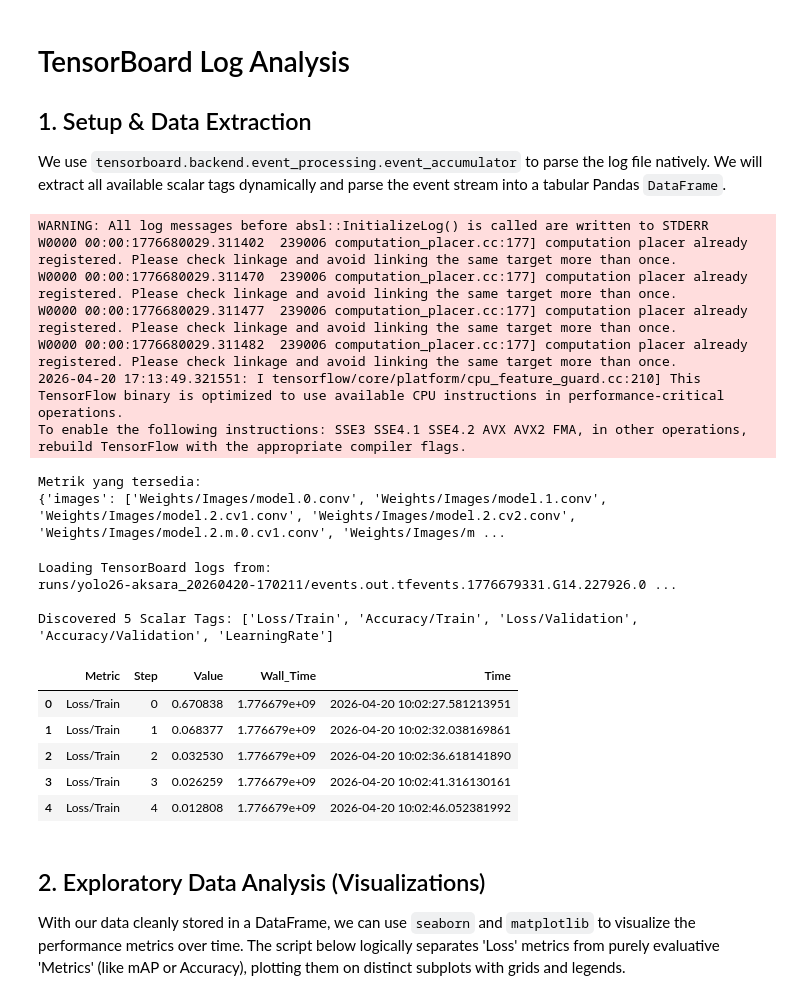
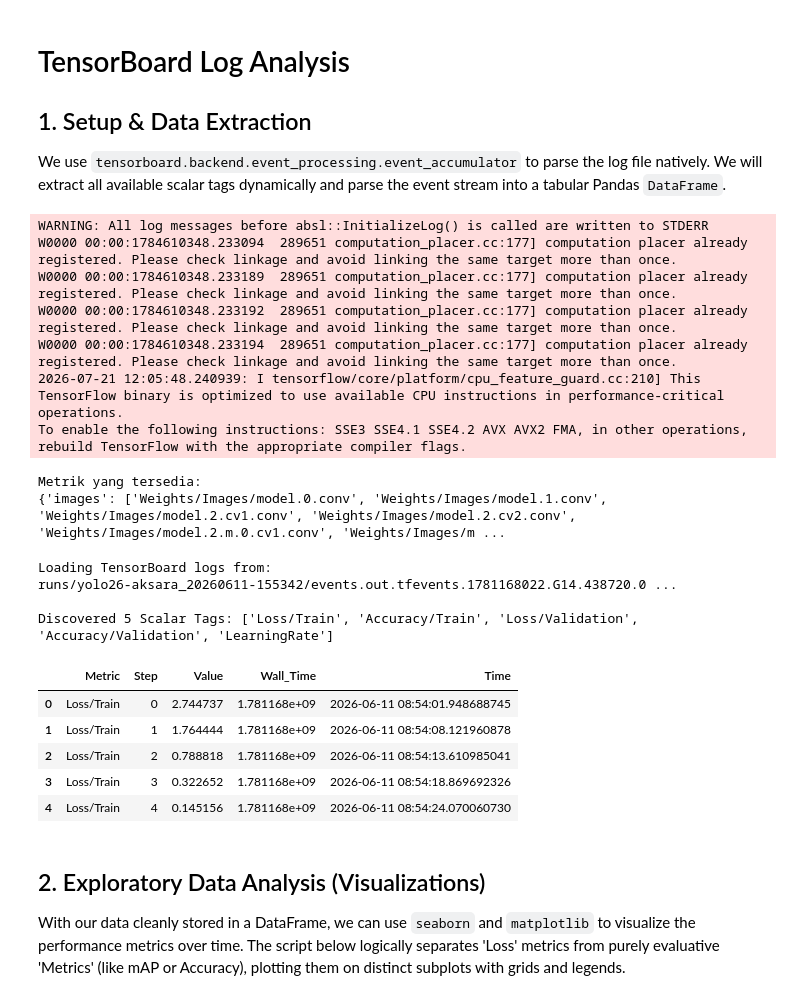
Before and after one commit to harrymardika/aksara-jawa, a Jupyter notebook: tensorboard.ipynb, the cells around one changed output. Cells and saved outputs as stored; diff of their text form; code cells hidden in the pictures.

```diff
--- a/tensorboard.ipynb
+++ b/tensorboard.ipynb
@@ -9,7 +9,7 @@ from tensorboard.backend.event_processing.event_accumulator import EventAccumula
 
 # Ganti dengan path ke file tfevents Anda (atau foldernya)
 log_path = (
-    "runs/yolo26-aksara_20260420-170211/events.out.tfevents.1776679331.G14.227926.0"
+    "runs/yolo26-aksara_20260611-155342/events.out.tfevents.1781168022.G14.438720.0"
 )
 
 # Inisialisasi dan muat data
@@ -21,11 +21,11 @@ print("Metrik yang tersedia:")
 print(event_acc.Tags())
 # %% [output]
 WARNING: All log messages before absl::InitializeLog() is called are written to STDERR
-W0000 00:00:1776680029.311402  239006 computation_placer.cc:177] computation placer already registered. Please check linkage and avoid linking the same target more than once.
-W0000 00:00:1776680029.311470  239006 computation_placer.cc:177] computation placer already registered. Please check linkage and avoid linking the same target more than once.
-W0000 00:00:1776680029.311477  239006 computation_placer.cc:177] computation placer already registered. Please check linkage and avoid linking the same target more than once.
-W0000 00:00:1776680029.311482  239006 computation_placer.cc:177] computation placer already registered. Please check linkage and avoid linking the same target more than once.
-2026-04-20 17:13:49.321551: I tensorflow/core/platform/cpu_feature_guard.cc:210] This TensorFlow binary is optimized to use available CPU instructions in performance-critical operations.
+W0000 00:00:1784610348.233094  289651 computation_placer.cc:177] computation placer already registered. Please check linkage and avoid linking the same target more than once.
+W0000 00:00:1784610348.233189  289651 computation_placer.cc:177] computation placer already registered. Please check linkage and avoid linking the same target more than once.
+W0000 00:00:1784610348.233192  289651 computation_placer.cc:177] computation placer already registered. Please check linkage and avoid linking the same target more than once.
+W0000 00:00:1784610348.233194  289651 computation_placer.cc:177] computation placer already registered. Please check linkage and avoid linking the same target more than once.
+2026-07-21 12:05:48.240939: I tensorflow/core/platform/cpu_feature_guard.cc:210] This TensorFlow binary is optimized to use available CPU instructions in performance-critical operations.
 To enable the following instructions: SSE3 SSE4.1 SSE4.2 AVX AVX2 FMA, in other operations, rebuild TensorFlow with the appropriate compiler flags.
 Metrik yang tersedia:
 {'images': ['Weights/Images/model.0.conv', 'Weights/Images/model.1.conv', 'Weights/Images/model.2.cv1.conv', 'Weights/Images/model.2.cv2.conv', 'Weights/Images/model.2.m.0.cv1.conv', 'Weights/Images/m ...
@@ -38,7 +38,7 @@ from tensorboard.backend.event_processing.event_accumulator import EventAccumula
 
 # Target TensorBoard event file
 log_path = (
-    "runs/yolo26-aksara_20260420-170211/events.out.tfevents.1776679331.G14.227926.0"
+    "runs/yolo26-aksara_20260611-155342/events.out.tfevents.1781168022.G14.438720.0"
 )
 
 print(f"Loading TensorBoard logs from:\n{log_path} ...\n")
@@ -46,39 +46,39 @@ event_acc = EventAccumulator(log_path)
 event_acc.Reload()
 
 # Extract all available scalar tags
 tags = event_acc.Tags()["scalars"]
 print(f"Discovered {len(tags)} Scalar Tags: {tags}\n")
 
 # Convert extracted scalar data into a clean pandas DataFrame
 data_buffer = []
 for tag in tags:
     events = event_acc.Scalars(tag)
     for event in events:
         data_buffer.append(
             {
                 "Metric": tag,
                 "Step": event.step,
                 "Value": event.value,
                 "Wall_Time": event.wall_time,
             }
         )
 
 df = pd.DataFrame(data_buffer)
 
 # Standardize time for better readability
 df["Time"] = pd.to_datetime(df["Wall_Time"], unit="s")
 display(df.head())
 # %% [output]
 Loading TensorBoard logs from:
-runs/yolo26-aksara_20260420-170211/events.out.tfevents.1776679331.G14.227926.0 ...
+runs/yolo26-aksara_20260611-155342/events.out.tfevents.1781168022.G14.438720.0 ...
 
 Discovered 5 Scalar Tags: ['Loss/Train', 'Accuracy/Train', 'Loss/Validation', 'Accuracy/Validation', 'LearningRate']
 |  | Metric | Step | Value | Wall_Time | Time |
-| 0 | Loss/Train | 0 | 0.670838 | 1.776679e+09 | 2026-04-20 10:02:27.581213951 |
-| 1 | Loss/Train | 1 | 0.068377 | 1.776679e+09 | 2026-04-20 10:02:32.038169861 |
-| 2 | Loss/Train | 2 | 0.032530 | 1.776679e+09 | 2026-04-20 10:02:36.618141890 |
-| 3 | Loss/Train | 3 | 0.026259 | 1.776679e+09 | 2026-04-20 10:02:41.316130161 |
-| 4 | Loss/Train | 4 | 0.012808 | 1.776679e+09 | 2026-04-20 10:02:46.052381992 |
+| 0 | Loss/Train | 0 | 2.744737 | 1.781168e+09 | 2026-06-11 08:54:01.948688745 |
+| 1 | Loss/Train | 1 | 1.764444 | 1.781168e+09 | 2026-06-11 08:54:08.121960878 |
+| 2 | Loss/Train | 2 | 0.788818 | 1.781168e+09 | 2026-06-11 08:54:13.610985041 |
+| 3 | Loss/Train | 3 | 0.322652 | 1.781168e+09 | 2026-06-11 08:54:18.869692326 |
+| 4 | Loss/Train | 4 | 0.145156 | 1.781168e+09 | 2026-06-11 08:54:24.070060730 |
 # %% [markdown]
 ## 2. Exploratory Data Analysis (Visualizations)
 
```
Also changed, not shown: parts of 2 cells of this notebook, 4 other files.
